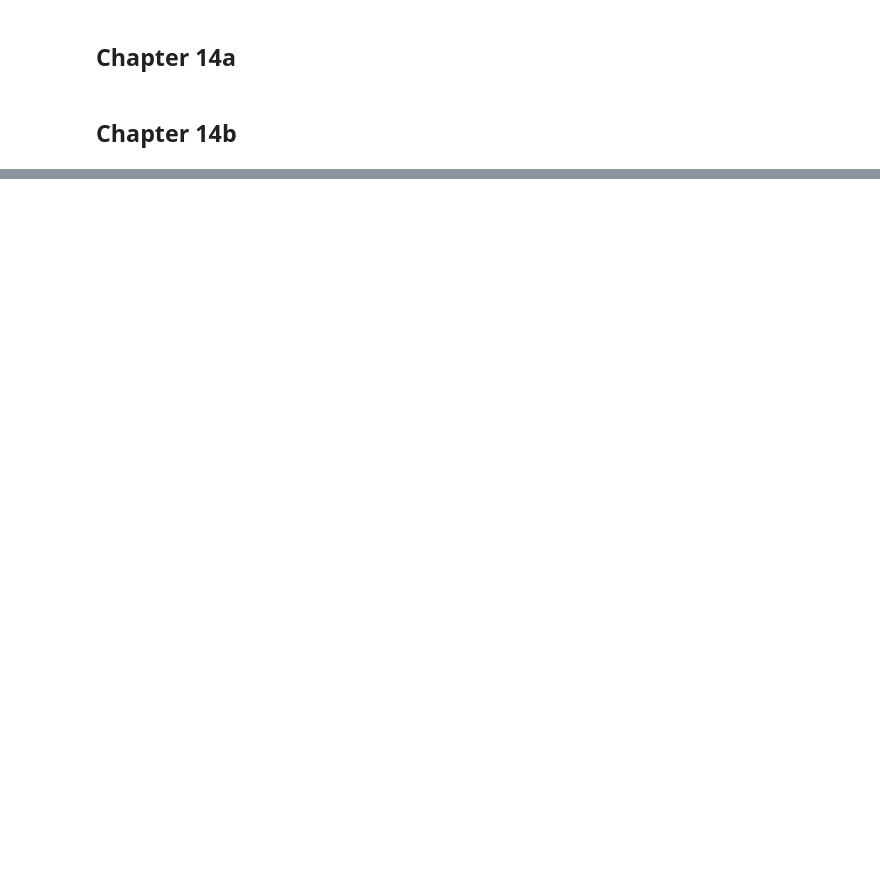
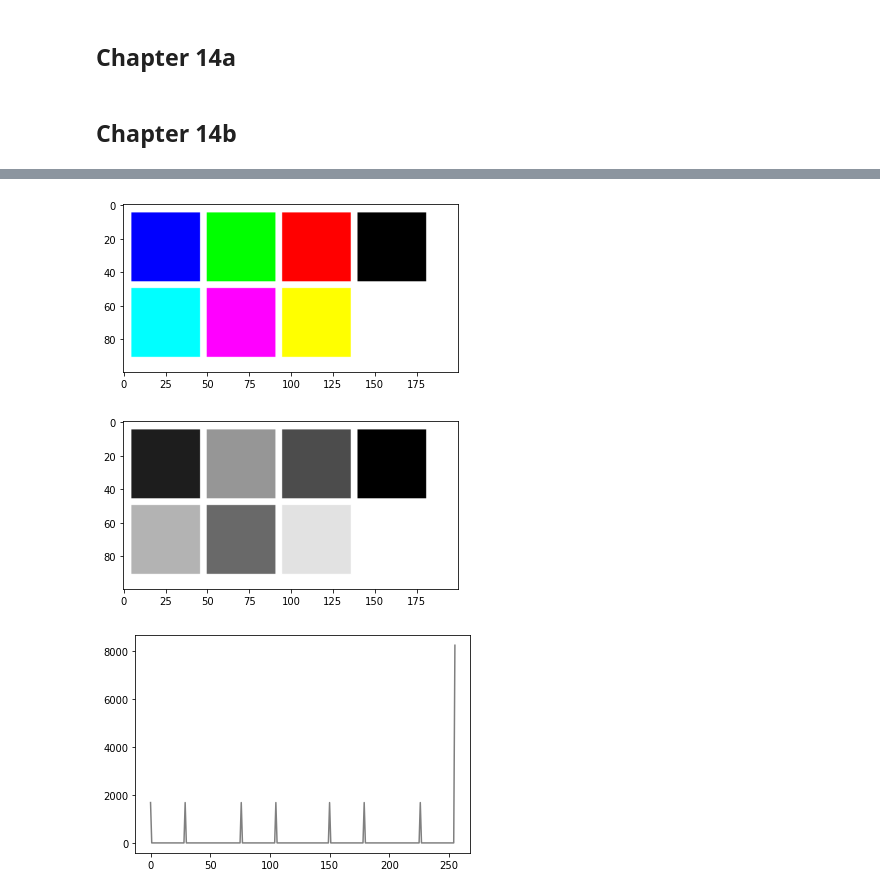
Before and after one commit to goke-ai/cv, a Jupyter notebook: advance/23.ipynb, the cells around one changed output, grey strips where cells are left out. Cells and saved outputs as stored; diff of their text form; code cells hidden in the pictures; blank space fills up the shorter version.

```diff
--- a/advance/23.ipynb
+++ b/advance/23.ipynb
@@ -54,0 +185,43 @@ show_in_matplotlib(img, None)
+# %%
+import cv2 as cv
+import numpy as np
+
+img = cv.imread('../essential/color_img.png')
+# img = cv.imread('../essential/assets/ca.jpg')
+
+imgGray = cv.cvtColor(img, cv.COLOR_BGR2GRAY)
+
+imgRGB = cv.cvtColor(img, cv.COLOR_BGR2RGB)
+plt.imshow(imgRGB)
+plt.show()
+
+imgRGB = cv.cvtColor(imgGray, cv.COLOR_GRAY2RGB)
+plt.imshow(imgRGB)
+plt.show()
+
+channels = [0]
+mask = None
+histSize =[256]
+ranges = [0,256]
+hist = cv.calcHist([imgGray], channels, mask, histSize, ranges)
+# hist
+
+plt.plot(hist, color='gray')
+plt.show()
+
+channels = [0]
+mask = None
+histSize =[256]
+ranges = [0,256]
+histB = cv.calcHist([img], [0], mask, histSize, ranges)
+histG = cv.calcHist([img], [1], mask, histSize, ranges)
+histR = cv.calcHist([img], [2], mask, histSize, ranges)
+
+
+
+
+plt.show()
+# %% [output]
+[figure, added]
+[figure, added]
+[figure, added]
```
Also changed, not shown: parts of 18 cells of this notebook, 27 other files.
